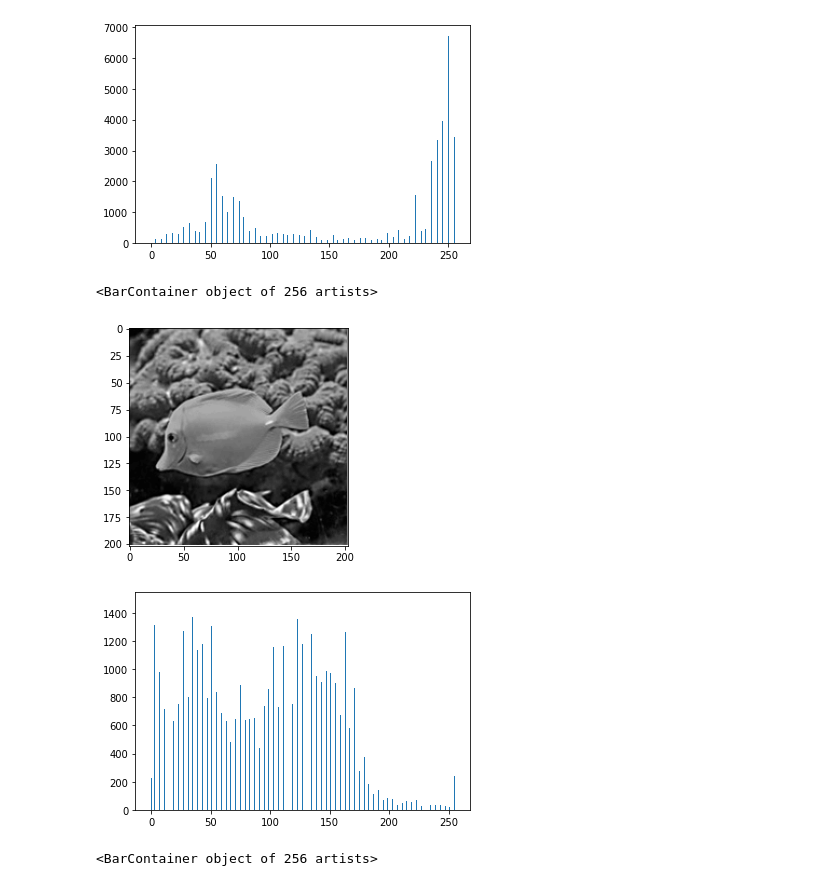
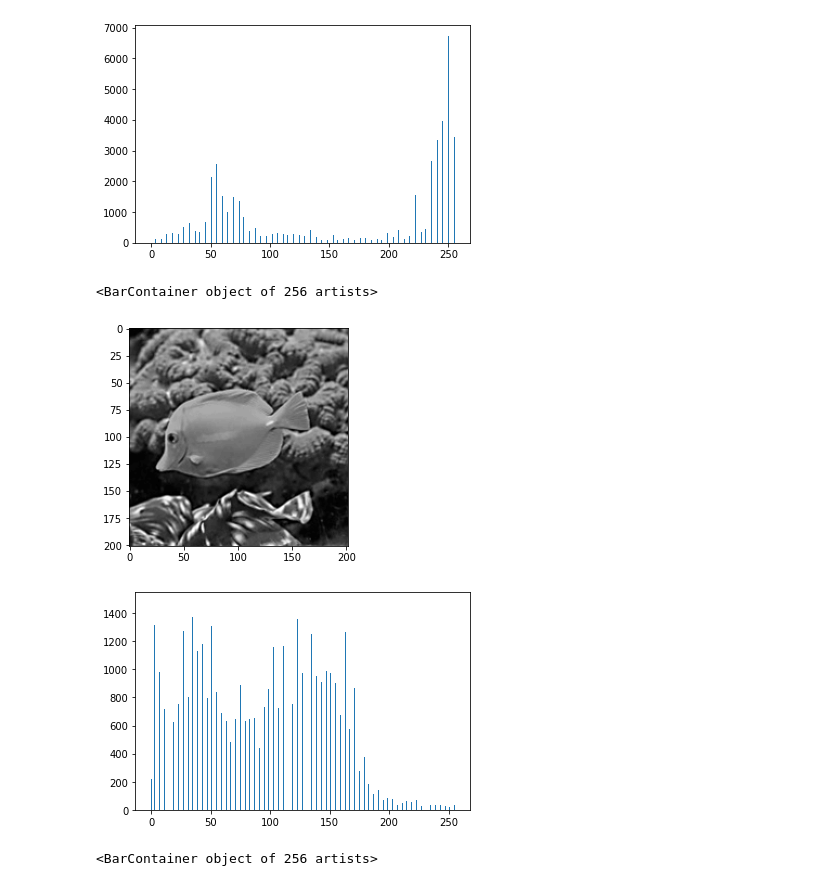
Before and after one commit to djhsgfjk/computer_vision, a Jupyter notebook: Lab2_Сравнение_алгоритмов_сегментации_изображений.ipynb, the cells around one changed output. Cells and saved outputs as stored; diff of their text form; code cells hidden in the pictures.

```diff
--- a/Lab2_Сравнение_алгоритмов_сегментации_изображений.ipynb
+++ b/Lab2_Сравнение_алгоритмов_сегментации_изображений.ipynb
@@ -502,15 +534,15 @@ bar(x11,y11)
 [figure]
 [figure]
 # %%
-halftoneHistImage2 = hist_method(min2, halftoneImage2)
+halftoneHistImage2 = solt_and_pepper_filtering(hist_method(min2, halftoneImage2), 10)
 figure()
 imshow(halftoneHistImage2, cmap='gray', vmin=0, vmax=255)
 
 x22, y22 = draw_histogram(halftoneHistImage2)
 figure()
 bar(x22,y22)
 # %% [output]
 <BarContainer object of 256 artists>
 [figure]
-[figure, old version]
+[figure, new version]
 # %%
```
Also changed, not shown: parts of 20 cells of this notebook.
